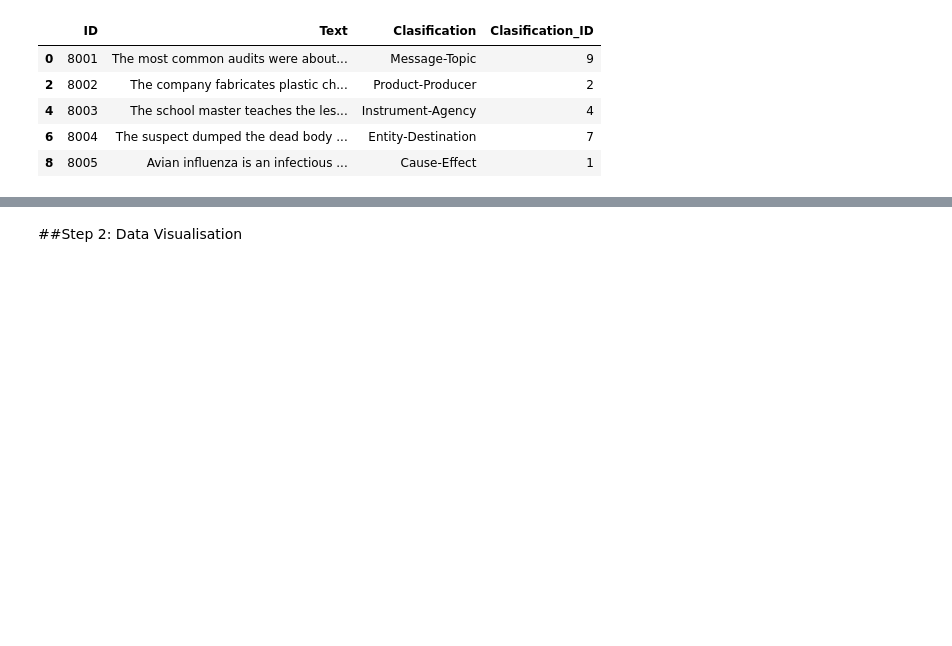
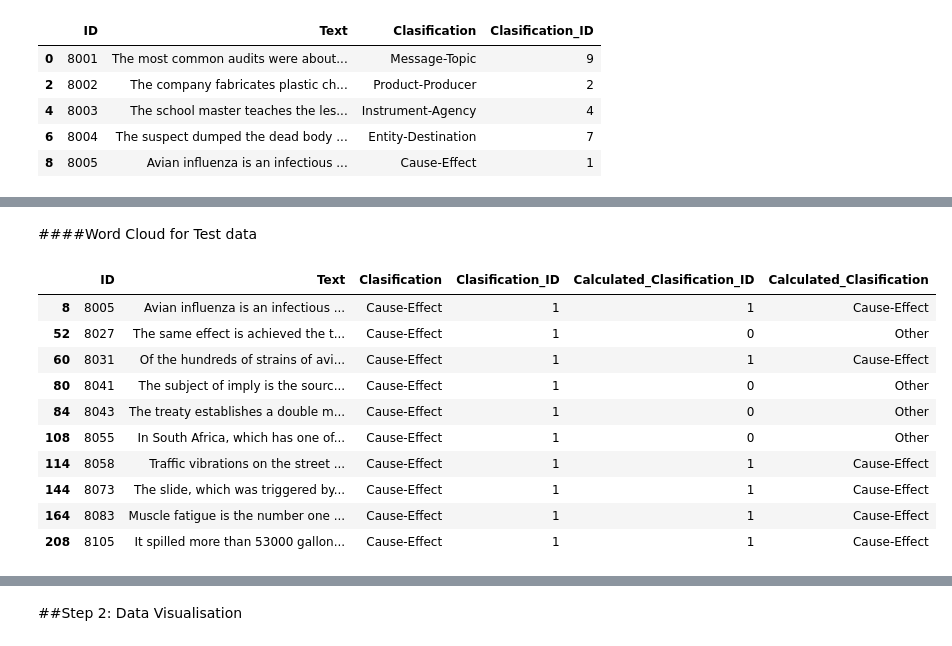
Before and after one commit to chenjinghao/Group-9C-Capstone, a Jupyter notebook: Sem-Eval 2010 Task8.ipynb, the cells around one changed output, grey strips where cells are left out. Cells and saved outputs as stored; diff of their text form; code cells hidden in the pictures; blank space fills up the shorter version.

```diff
--- a/Sem-Eval 2010 Task8.ipynb
+++ b/Sem-Eval 2010 Task8.ipynb
@@ -162,0 +233,18 @@ Output rows: 2717
+# %% [markdown]
+####Word Cloud for Test data
+# %%
+#adam_filter out all other clasification except Cause-Effect
+df_test_ce=df_test[(df_test.Clasification == 'Cause-Effect')]
+df_test_ce.head(10)
+# %% [output]
+|  | ID | Text | Clasification | Clasification_ID | Calculated_Clasification_ID | Calculated_Clasification |
+| 8 | 8005 | Avian influenza is an infectious ... | Cause-Effect | 1 | 1 | Cause-Effect |
+| 52 | 8027 | The same effect is achieved the t... | Cause-Effect | 1 | 0 | Other |
+| 60 | 8031 | Of the hundreds of strains of avi... | Cause-Effect | 1 | 1 | Cause-Effect |
+| 80 | 8041 | The subject of imply is the sourc... | Cause-Effect | 1 | 0 | Other |
+| 84 | 8043 | The treaty establishes a double m... | Cause-Effect | 1 | 0 | Other |
+| 108 | 8055 | In South Africa, which has one of... | Cause-Effect | 1 | 0 | Other |
+| 114 | 8058 | Traffic vibrations on the street ... | Cause-Effect | 1 | 1 | Cause-Effect |
+| 144 | 8073 | The slide, which was triggered by... | Cause-Effect | 1 | 1 | Cause-Effect |
+| 164 | 8083 | Muscle fatigue is the number one ... | Cause-Effect | 1 | 1 | Cause-Effect |
+| 208 | 8105 | It spilled more than 53000 gallon... | Cause-Effect | 1 | 1 | Cause-Effect |
```
Also changed, not shown: parts of 10 cells of this notebook.
